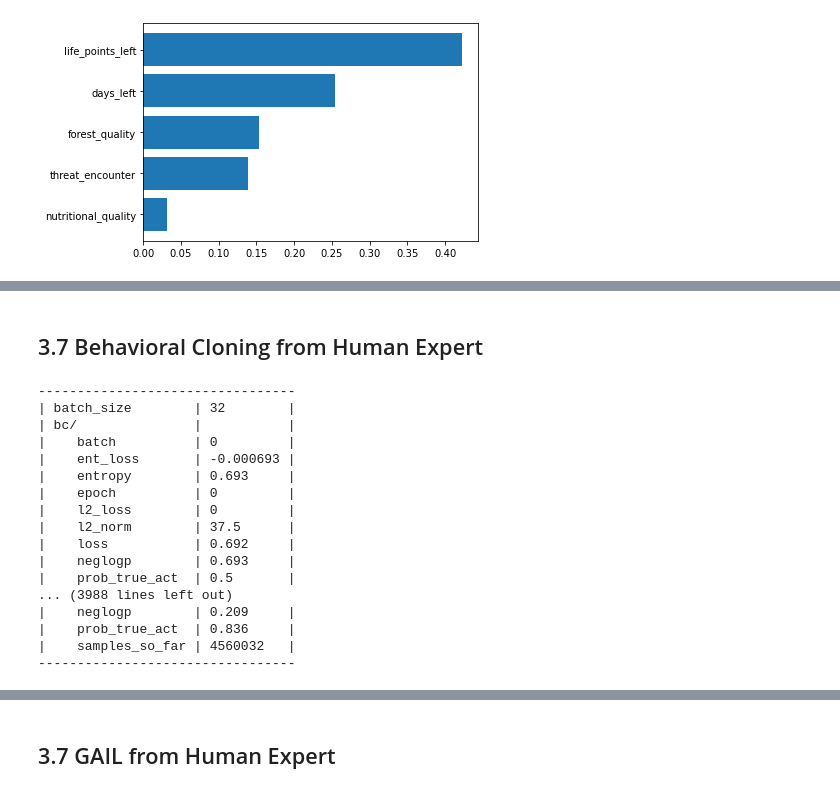
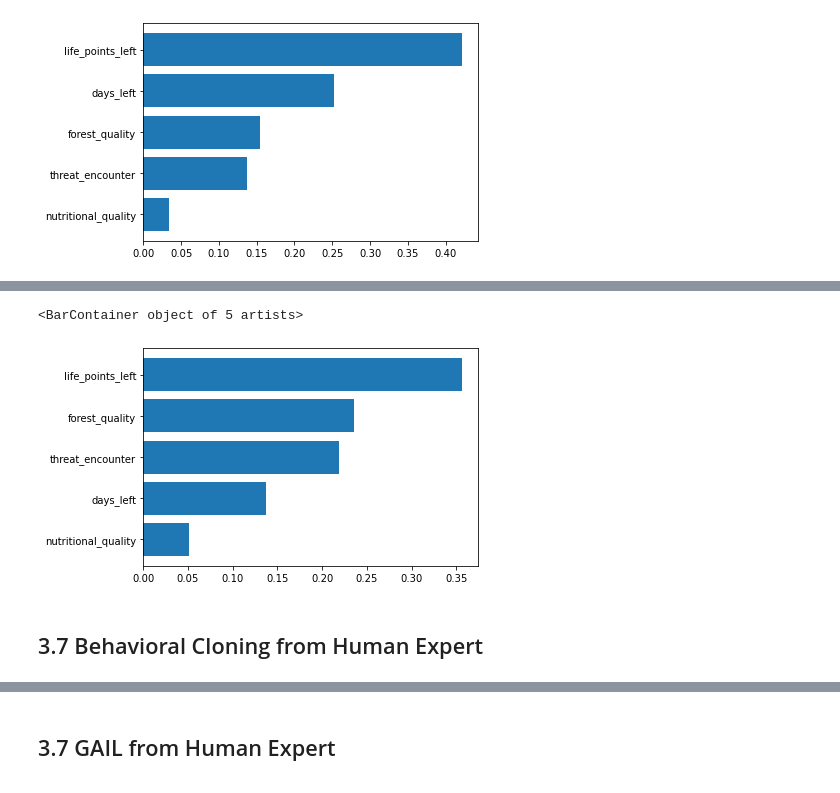
Before and after one commit to faizankshaikh/ForaGym, a Jupyter notebook: examples/trial1_foragymWithThreat.ipynb, the cells around one changed output, grey strips where cells are left out. Saved outputs shown, nothing was run; the diff lists cells and outputs as text; code cells hidden in the pictures.

```diff
--- a/examples/trial1_foragymWithThreat.ipynb
+++ b/examples/trial1_foragymWithThreat.ipynb
@@ -782,3 +710,29 @@ plt.barh(np.array(feature_names)[sorted_idx], shap_values[sorted_idx])
+# %%
+# only considering hard choices
+X_filtered = X[X[:, 0] > X[:, 1]]
+y_filtered = y[X[:, 0] > X[:, 1]]
+
+X_train, X_test, y_train, y_test = train_test_split(
+    X_filtered, y_filtered, test_size=0.2, random_state=42
+)
+
+X_train[:, 0] = X_train[:, 0] / X_train[:, 0].max()
+X_train[:, 1] = X_train[:, 1] / X_train[:, 1].max()
+X_train[:, -1] = X_train[:, -1] / X_train[:, -1].max()
+
+X_test[:, 0] = X_test[:, 0] / X_test[:, 0].max()
+X_test[:, 1] = X_test[:, 1] / X_test[:, 1].max()
+X_test[:, -1] = X_test[:, -1] / X_test[:, -1].max()
+
+rf = RandomForestClassifier(n_estimators=1000)
+model = rf.fit(X_train, y_train)
+print(model.score(X_test, y_test))
+
+sorted_idx = model.feature_importances_.argsort()
+plt.barh(np.array(feature_names)[sorted_idx], model.feature_importances_[sorted_idx])
+# %% [output]
+<BarContainer object of 5 artists>
+[figure, added]
 # %% [markdown]
 ## 3.7 Behavioral Cloning from Human Expert
 # %%
@@ -789,27 +743,11 @@ bc_trainer = bc.BC(
     observation_space=venv.observation_space,
     action_space=venv.action_space,
     demonstrations=trajectories,
+    batch_size=64,
+    custom_logger=logger,
 )
 
-bc_trainer.train(n_epochs=100, progress_bar=False)
+bc_trainer.train(n_epochs=100)
-# %% [output]
----------------------------------
-| batch_size        | 32        |
-| bc/               |           |
-|    batch          | 0         |
-|    ent_loss       | -0.000693 |
-|    entropy        | 0.693     |
-|    epoch          | 0         |
-|    l2_loss        | 0         |
-|    l2_norm        | 37.5      |
-|    loss           | 0.692     |
-|    neglogp        | 0.693     |
-|    prob_true_act  | 0.5       |
-... (3988 lines left out)
-|    neglogp        | 0.209     |
-|    prob_true_act  | 0.836     |
-|    samples_so_far | 4560032   |
----------------------------------
 # %%
 reward_after_training, _ = evaluate_policy(bc_trainer.policy, venv, 1000)
 print(f"Reward after training(from human data): {reward_after_training}")
```
Also changed, not shown: parts of 43 cells of this notebook, 1 other file.
